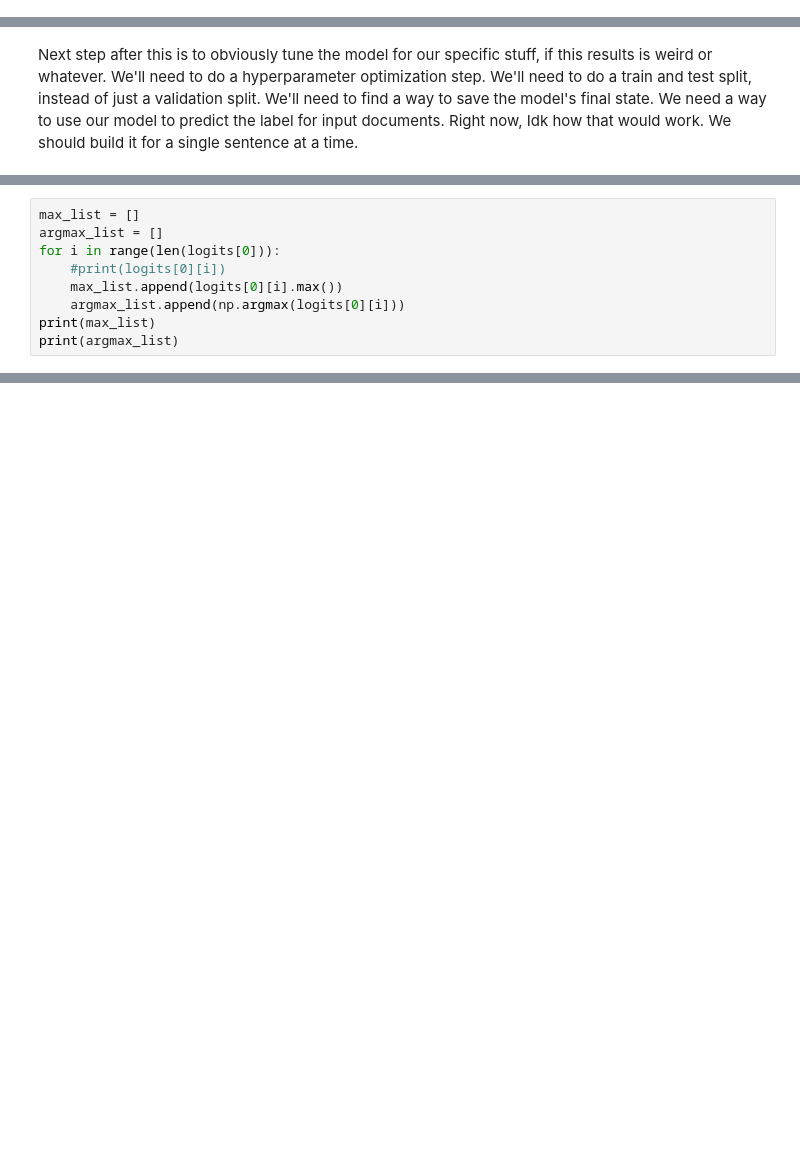
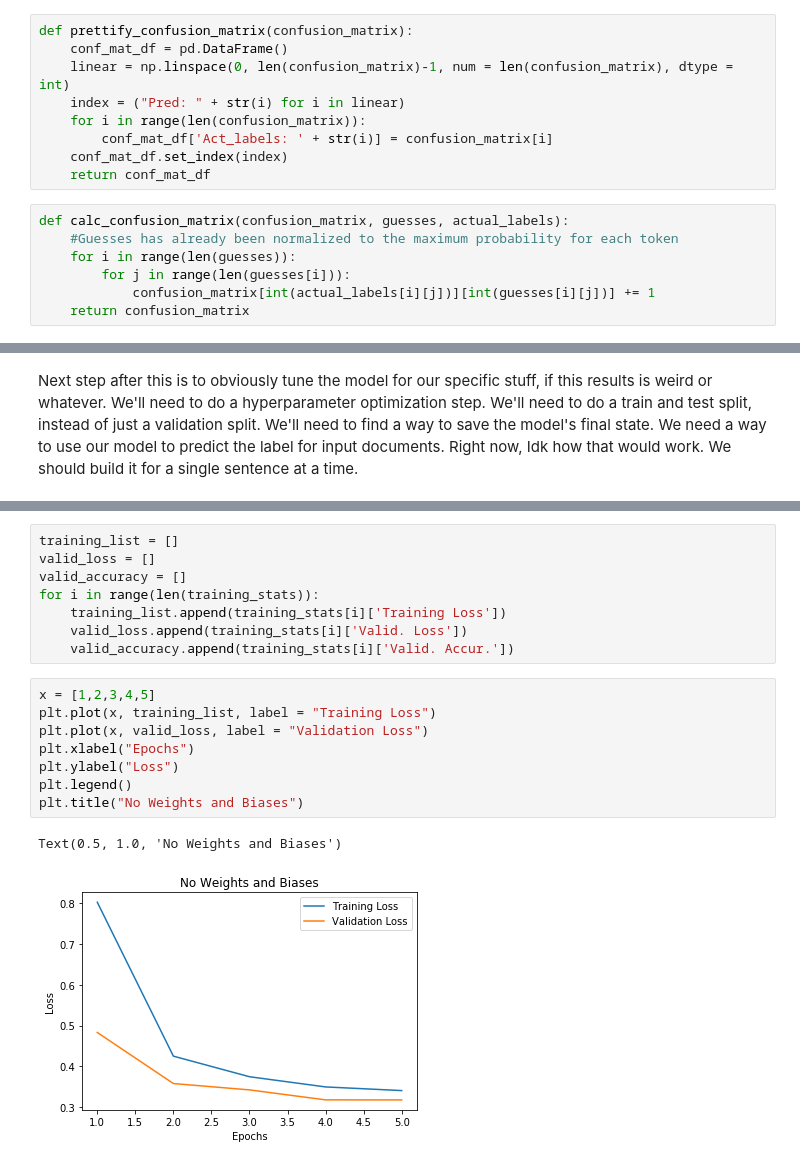
Before and after one commit to JonathanOnorato/BERT_Explore, a Jupyter notebook: BERT for BETO.ipynb, the cells around one changed output, grey strips where cells are left out. Saved outputs shown, nothing was run; the diff lists cells and outputs as text; blank space fills up the shorter version.

```diff
--- a/BERT for BETO.ipynb
+++ b/BERT for BETO.ipynb
@@ -721,3 +876,19 @@ Ok, so I looked into this. The doesn't seem to be correct. I've checked it again
+# %%
+def prettify_confusion_matrix(confusion_matrix):
+    conf_mat_df = pd.DataFrame()
+    linear = np.linspace(0, len(confusion_matrix)-1, num = len(confusion_matrix), dtype = int)
+    index = ("Pred: " + str(i) for i in linear)
+    for i in range(len(confusion_matrix)):
+        conf_mat_df['Act_labels: ' + str(i)] = confusion_matrix[i]
+    conf_mat_df.set_index(index)
+    return conf_mat_df
+# %%
+def calc_confusion_matrix(confusion_matrix, guesses, actual_labels):
+    #Guesses has already been normalized to the maximum probability for each token
+    for i in range(len(guesses)):
+        for j in range(len(guesses[i])):
+            confusion_matrix[int(actual_labels[i][j])][int(guesses[i][j])] += 1
+    return confusion_matrix
 # %%
 # Set the seed value all over the place to make this reproducible.
 seed_val = 42
@@ -1014,9 +1401,0 @@ array([[ 5.2491117 , -0.7033895 , -0.92590857, ..., -0.6242501 ,
-# %%
-max_list = []
-argmax_list = []
-for i in range(len(logits[0])):
-    #print(logits[0][i])
-    max_list.append(logits[0][i].max())
-    argmax_list.append(np.argmax(logits[0][i]))
-print(max_list)
-print(argmax_list)
@@ -1141,0 +1424,19 @@ ValueError: Classification metrics can't handle a mix of multiclass-multioutput
+# %%
+training_list = []
+valid_loss = []
+valid_accuracy = []
+for i in range(len(training_stats)):
+    training_list.append(training_stats[i]['Training Loss'])
+    valid_loss.append(training_stats[i]['Valid. Loss'])
+    valid_accuracy.append(training_stats[i]['Valid. Accur.'])
+# %%
+x = [1,2,3,4,5]
+plt.plot(x, training_list, label = "Training Loss")
+plt.plot(x, valid_loss, label = "Validation Loss")
+plt.xlabel("Epochs")
+plt.ylabel("Loss")
+plt.legend()
+plt.title("No Weights and Biases")
+# %% [output]
+Text(0.5, 1.0, 'No Weights and Biases')
+[figure, added]
```
Also changed, not shown: parts of 103 cells of this notebook, 1 other file.
